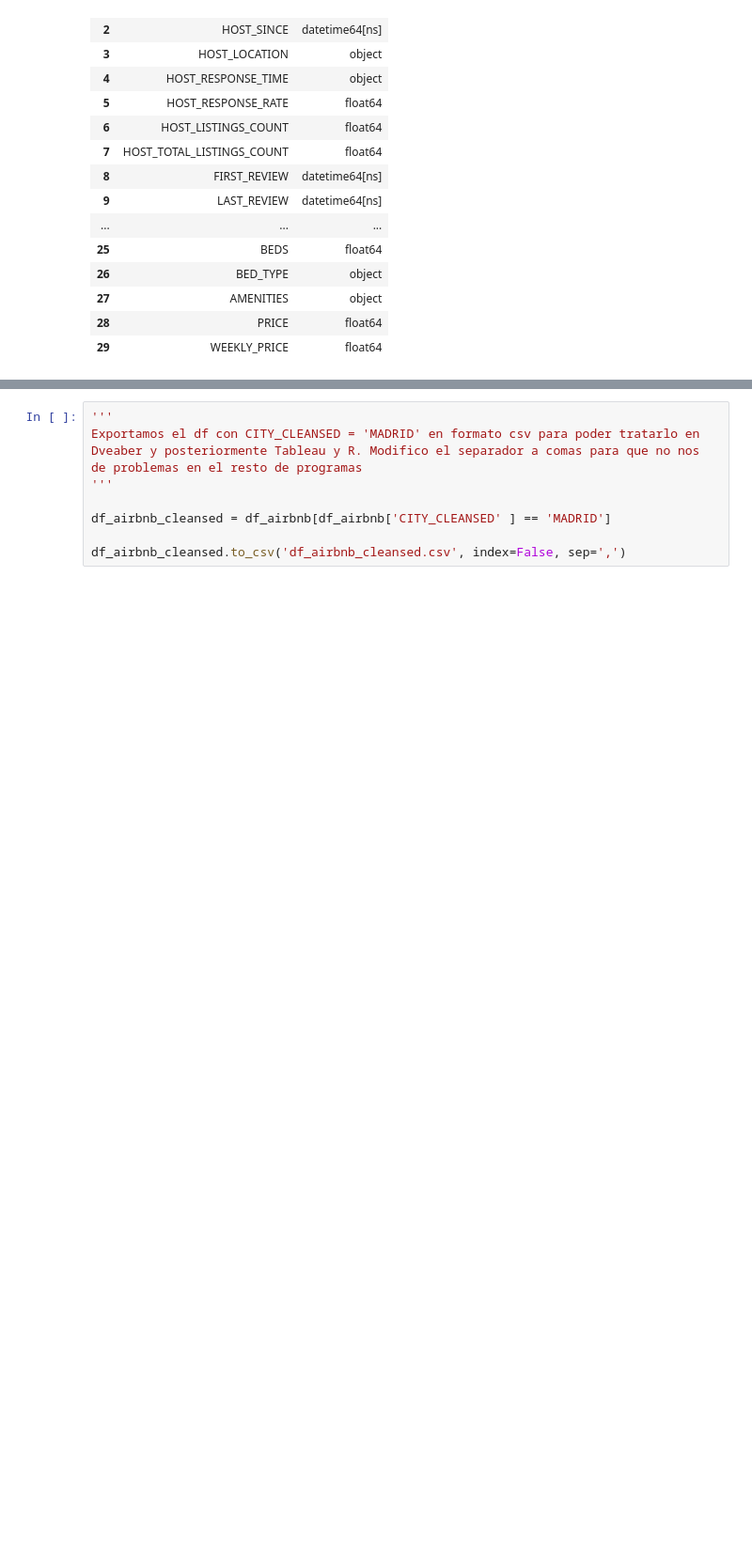
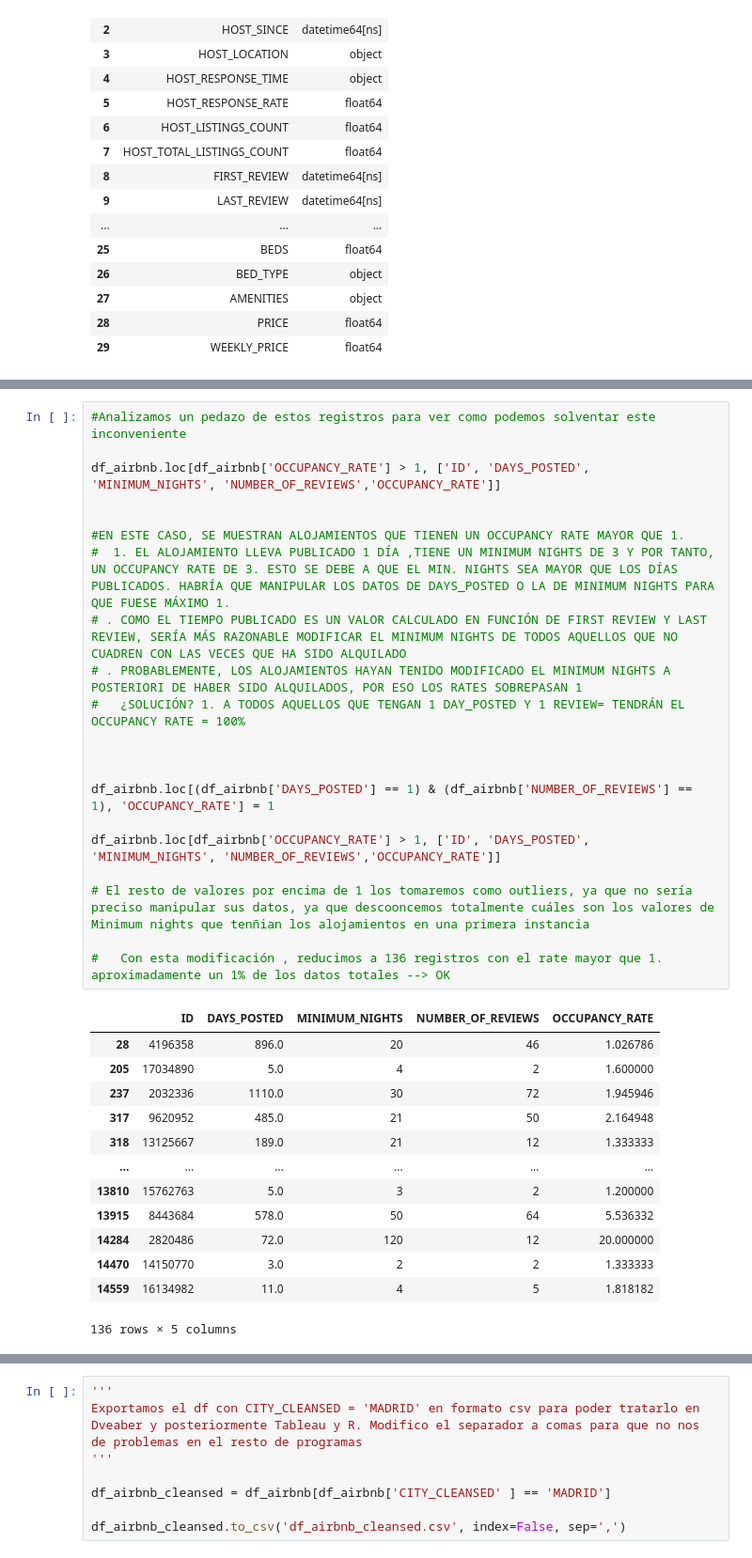
Before and after one commit to anajimenezalfaro/KC_PROYECTO_FINAL_DATA, a Jupyter notebook: proyecto_final.ipynb, the cells around one changed output, grey strips where cells are left out. Shown at 94% size. Drawn from its saved outputs; the diff is of its cells as text; blank space fills up the shorter version.

Commit message:
Modificados los occupancy rate >1
Reducimos en un 90% los valores de occupancy rate que tenían valores superiores a 1. Así poder hacer un análisis mas preciso en Tableau y R.

```diff
--- a/proyecto_final.ipynb
+++ b/proyecto_final.ipynb
@@ -902,0 +920,35 @@ df_tipo_datos.head(30)
+# %%
+#Analizamos un pedazo de estos registros para ver como podemos solventar este inconveniente
+
+df_airbnb.loc[df_airbnb['OCCUPANCY_RATE'] > 1, ['ID', 'DAYS_POSTED', 'MINIMUM_NIGHTS', 'NUMBER_OF_REVIEWS','OCCUPANCY_RATE']]
+
+
+#EN ESTE CASO, SE MUESTRAN ALOJAMIENTOS QUE TIENEN UN OCCUPANCY RATE MAYOR QUE 1.
+#  1. EL ALOJAMIENTO LLEVA PUBLICADO 1 DÍA ,TIENE UN MINIMUM NIGHTS DE 3 Y POR TANTO, UN OCCUPANCY RATE DE 3. ESTO SE DEBE A QUE EL MIN. NIGHTS SEA MAYOR QUE LOS DÍAS PUBLICADOS. HABRÍA QUE MANIPULAR LOS DATOS DE DAYS_POSTED O LA DE MINIMUM NIGHTS PARA QUE FUESE MÁXIMO 1.
+# . COMO EL TIEMPO PUBLICADO ES UN VALOR CALCULADO EN FUNCIÓN DE FIRST REVIEW Y LAST REVIEW, SERÍA MÁS RAZONABLE MODIFICAR EL MINIMUM NIGHTS DE TODOS AQUELLOS QUE NO CUADREN CON LAS VECES QUE HA SIDO ALQUILADO
+# . PROBABLEMENTE, LOS ALOJAMIENTOS HAYAN TENIDO MODIFICADO EL MINIMUM NIGHTS A POSTERIORI DE HABER SIDO ALQUILADOS, POR ESO LOS RATES SOBREPASAN 1
+#   ¿SOLUCIÓN? 1. A TODOS AQUELLOS QUE TENGAN 1 DAY_POSTED Y 1 REVIEW= TENDRÁN EL OCCUPANCY RATE = 100%
+
+
+
+df_airbnb.loc[(df_airbnb['DAYS_POSTED'] == 1) & (df_airbnb['NUMBER_OF_REVIEWS'] == 1), 'OCCUPANCY_RATE'] = 1
+
+df_airbnb.loc[df_airbnb['OCCUPANCY_RATE'] > 1, ['ID', 'DAYS_POSTED', 'MINIMUM_NIGHTS', 'NUMBER_OF_REVIEWS','OCCUPANCY_RATE']]
+
+# El resto de valores por encima de 1 los tomaremos como outliers, ya que no sería preciso manipular sus datos, ya que descooncemos totalmente cuáles son los valores de Minimum nights que tenñian los alojamientos en una primera instancia
+
+#   Con esta modificación , reducimos a 136 registros con el rate mayor que 1. aproximadamente un 1% de los datos totales --> OK
+# %% [output]
+|  | ID | DAYS_POSTED | MINIMUM_NIGHTS | NUMBER_OF_REVIEWS | OCCUPANCY_RATE |
+| 28 | 4196358 | 896.0 | 20 | 46 | 1.026786 |
+| 205 | 17034890 | 5.0 | 4 | 2 | 1.600000 |
+| 237 | 2032336 | 1110.0 | 30 | 72 | 1.945946 |
+| 317 | 9620952 | 485.0 | 21 | 50 | 2.164948 |
+| 318 | 13125667 | 189.0 | 21 | 12 | 1.333333 |
+| ... | ... | ... | ... | ... | ... |
+| 13810 | 15762763 | 5.0 | 3 | 2 | 1.200000 |
+| 13915 | 8443684 | 578.0 | 50 | 64 | 5.536332 |
+| 14284 | 2820486 | 72.0 | 120 | 12 | 20.000000 |
+| 14470 | 14150770 | 3.0 | 2 | 2 | 1.333333 |
+| 14559 | 16134982 | 11.0 | 4 | 5 | 1.818182 |
+136 rows × 5 columns
```
Also changed, not shown: parts of 3 cells of this notebook.
